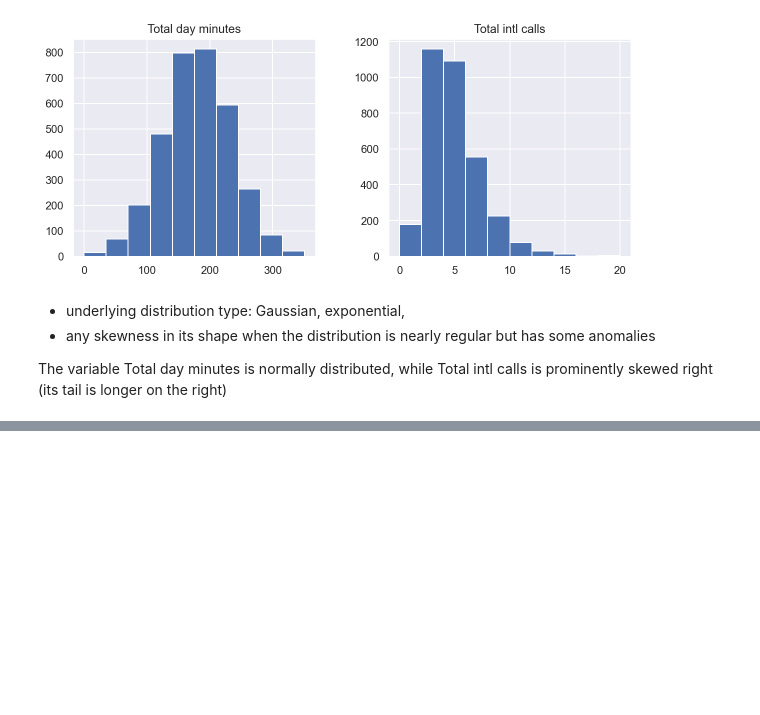
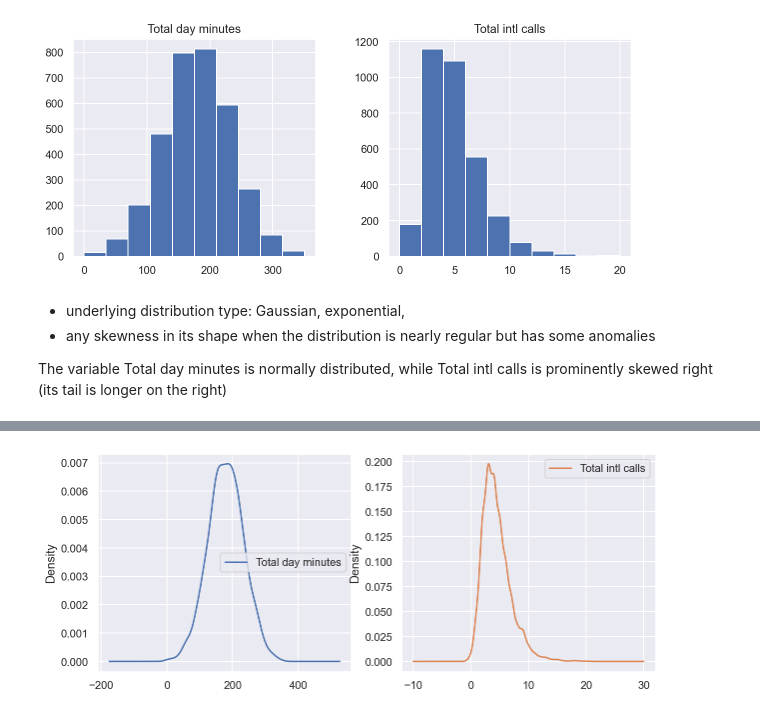
Before and after one commit to Rahul-YYC/data-science-machine-learning, a Jupyter notebook: DS-TelChurnVisualization/tel_churn_visualization.ipynb, the cells around one changed output, grey strips where cells are left out. Drawn from its saved outputs; the diff is of its cells as text; code cells hidden in the pictures; blank space fills up the shorter version.

Commit message:
Added Dist Plot

```diff
--- a/DS-TelChurnVisualization/tel_churn_visualization.ipynb
+++ b/DS-TelChurnVisualization/tel_churn_visualization.ipynb
@@ -50,0 +57,6 @@ The variable Total day minutes is normally distributed, while Total intl calls i
+# %%
+df[features].plot(
+    kind="density", subplots=True, layout=(1, 2), sharex=False, figsize=(10, 4)
+);
+# %% [output]
+[figure, added]
```
Also changed, not shown: parts of 3 cells of this notebook.
